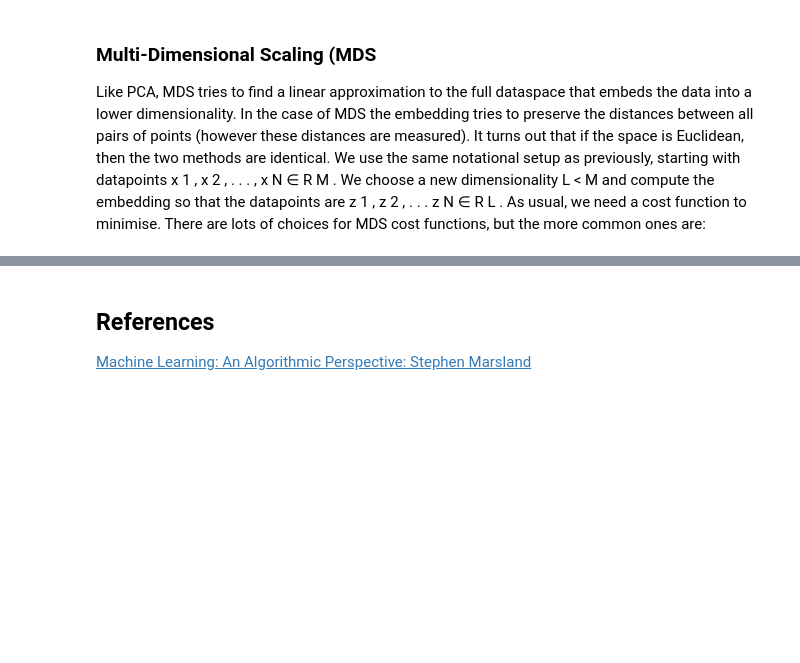
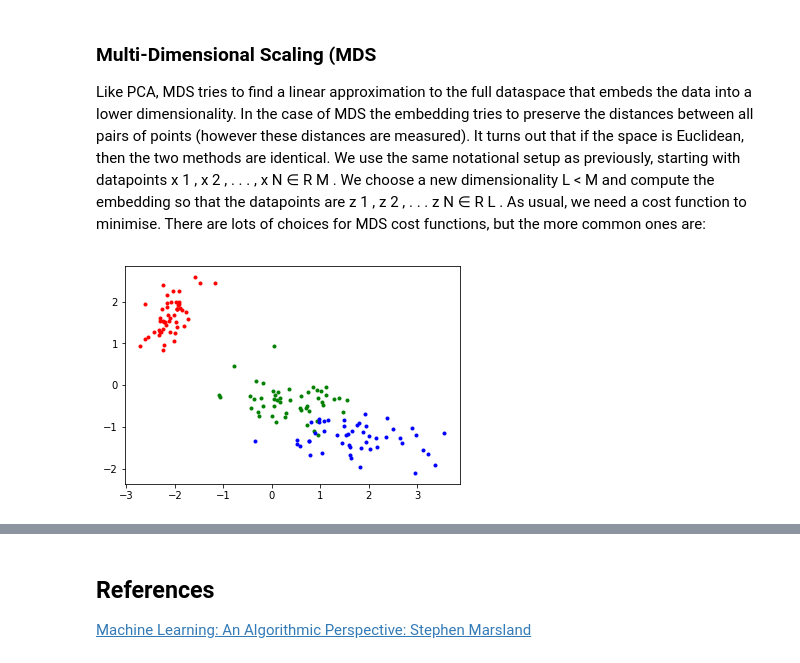
Before and after one commit to MJEmilio/MachineLearning, a Jupyter notebook: DimensionalityReduction.ipynb, the cells around one changed output, grey strips where cells are left out. Saved outputs shown, nothing was run; the diff lists cells and outputs as text; code cells hidden in the pictures; blank space fills up the shorter version.

```diff
--- a/DimensionalityReduction.ipynb
+++ b/DimensionalityReduction.ipynb
@@ -482,13 +483,16 @@ for MDS cost functions, but the more common ones are:
 # %%
 from sklearn import manifold
 # %%
+iris = datasets.load_iris()
 mds = manifold.MDS(2, max_iter=100, n_init=1)
 trans_data = mds.fit_transform(iris.data)
 trans_data.shape
 
 for i, c in zip(target_ids, 'rgb'):
     plt.scatter(trans_data[ i == y,0], trans_data[i == y,1], c = c, marker='.')
 plt.show()
+# %% [output]
+[figure, added]
 # %%
 se = manifold.SpectralEmbedding(n_components=2,
                                 n_neighbors=3)
```
Also changed, not shown: parts of 11 cells of this notebook, 1 other file.
